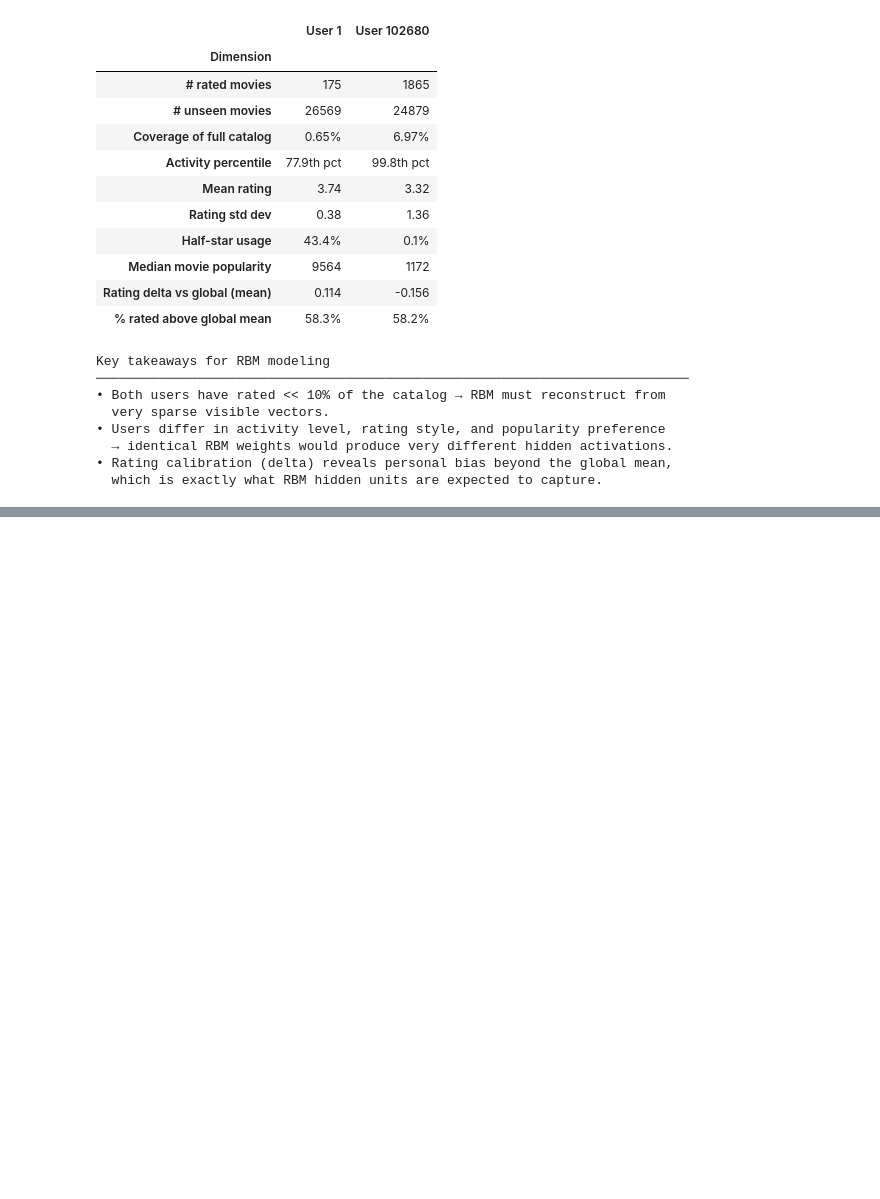
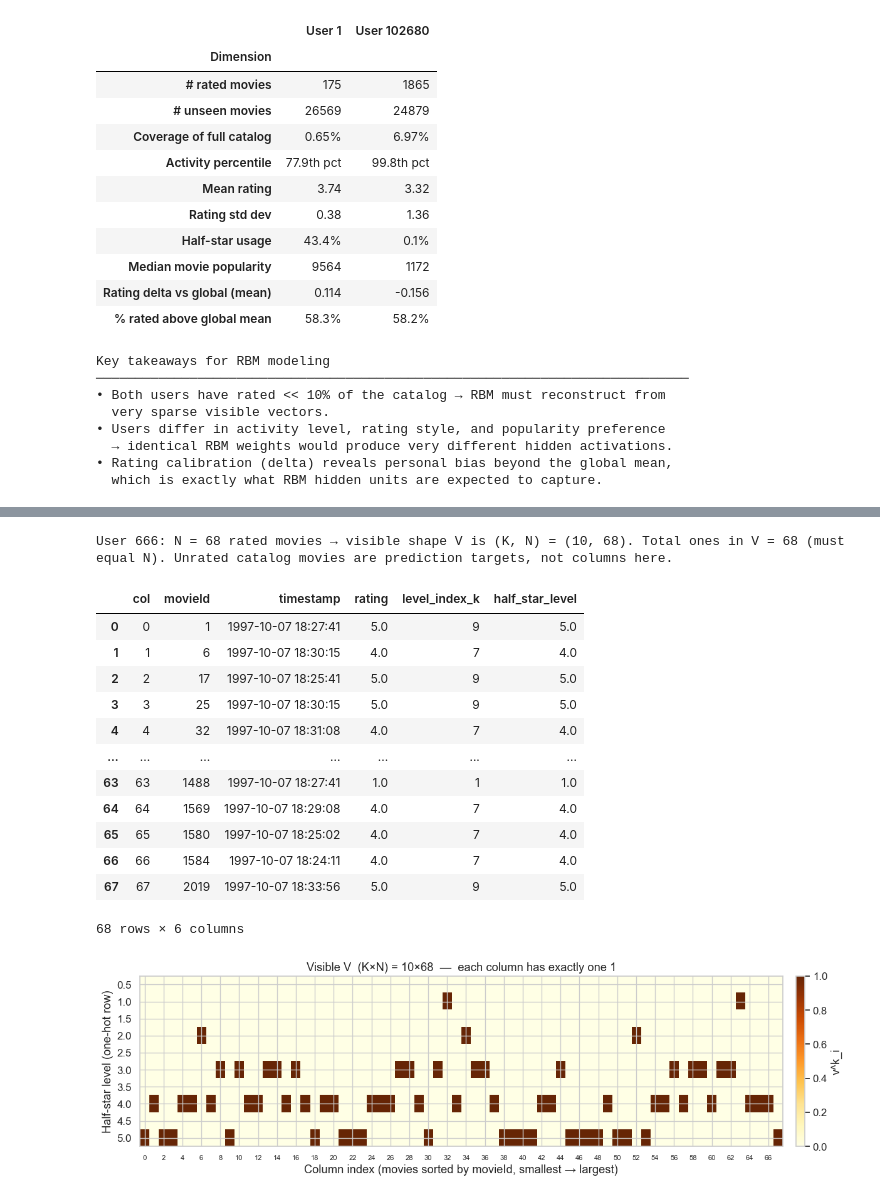
Before and after one commit to yixuan116/MovieLens-with-Restricted-Boltzmann-machine, a Jupyter notebook: notebooks/07_user_profile_analysis.ipynb, the cells around one changed output, grey strips where cells are left out. Saved outputs shown, nothing was run; the diff lists cells and outputs as text; code cells hidden in the pictures; blank space fills up the shorter version.

```diff
--- a/notebooks/07_user_profile_analysis.ipynb
+++ b/notebooks/07_user_profile_analysis.ipynb
@@ -920,0 +1150,71 @@ Key takeaways for RBM modeling
+# %%
+# Step 1 — Netflix-style visible block V for user 666 only (K=10 half-star levels)
+# All rated movies → N columns; each column is one-hot over K rows. Unrated movies are not columns here.
+import numpy as np
+
+RATING_LEVELS = [0.5, 1.0, 1.5, 2.0, 2.5, 3.0, 3.5, 4.0, 4.5, 5.0]
+K = len(RATING_LEVELS)
+rating_to_idx = {float(r): i for i, r in enumerate(RATING_LEVELS)}
+
+vis = u666.sort_values("movieId").reset_index(drop=True)
+N = len(vis)
+V = np.zeros((K, N), dtype=np.float64)
+level_idx = []
+for col, row in vis.iterrows():
+    ri = float(row["rating"])
+    if ri not in rating_to_idx:
+        raise ValueError(f"Rating {ri} not in K=10 half-star vocabulary")
+    ki = rating_to_idx[ri]
+    V[ki, col] = 1.0
+    level_idx.append(ki)
+
+visible_table = pd.DataFrame(
+    {
+        "col": np.arange(N, dtype=int),
+        "movieId": vis["movieId"].values,
+        "timestamp": vis["timestamp"].values,
+        "rating": vis["rating"].values,
+        "level_index_k": level_idx,
+        "half_star_level": [RATING_LEVELS[k] for k in level_idx],
+    }
+)
+
+print(
+    f"User {UID_FOCUS}: N = {N} rated movies → visible shape V is (K, N) = ({K}, {N}). "
+    f"Total ones in V = {int(V.sum())} (must equal N). Unrated catalog movies are prediction targets, not columns here."
+)
+assert float(V.sum()) == N
+assert np.all(V.sum(axis=0) == 1.0)
+
+display(visible_table)
+
+# Heatmap: rows = 10 rating levels, cols = each rated movie (movieId ascending)
+fig, ax = plt.subplots(figsize=(min(24, max(10, N * 0.18)), 3.8))
+im = ax.imshow(V, aspect="auto", cmap="YlOrBr", interpolation="nearest", vmin=0, vmax=1)
+ax.set_yticks(range(K))
+ax.set_yticklabels([str(x) for x in RATING_LEVELS])
+step = max(1, N // 25)
+ax.set_xticks(range(0, N, step))
+ax.set_xticklabels([str(i) for i in range(0, N, step)], fontsize=8)
+ax.set_xlabel("Column index (movies sorted by movieId, smallest → largest)")
+ax.set_ylabel("Half-star level (one-hot row)")
+ax.set_title(f"Visible V  (K×N) = {K}×{N}  —  each column has exactly one 1")
+plt.colorbar(im, ax=ax, fraction=0.02, pad=0.02, label="v^k_i")
+plt.tight_layout()
+plt.show()
+# %% [output]
+User 666: N = 68 rated movies → visible shape V is (K, N) = (10, 68). Total ones in V = 68 (must equal N). Unrated catalog movies are prediction targets, not columns here.
+|  | col | movieId | timestamp | rating | level_index_k | half_star_level |
+| 0 | 0 | 1 | 1997-10-07 18:27:41 | 5.0 | 9 | 5.0 |
+| 1 | 1 | 6 | 1997-10-07 18:30:15 | 4.0 | 7 | 4.0 |
+| 2 | 2 | 17 | 1997-10-07 18:25:41 | 5.0 | 9 | 5.0 |
+| 3 | 3 | 25 | 1997-10-07 18:30:15 | 5.0 | 9 | 5.0 |
+| 4 | 4 | 32 | 1997-10-07 18:31:08 | 4.0 | 7 | 4.0 |
+| ... | ... | ... | ... | ... | ... | ... |
+| 63 | 63 | 1488 | 1997-10-07 18:27:41 | 1.0 | 1 | 1.0 |
+| 64 | 64 | 1569 | 1997-10-07 18:29:08 | 4.0 | 7 | 4.0 |
+| 65 | 65 | 1580 | 1997-10-07 18:25:02 | 4.0 | 7 | 4.0 |
+| 66 | 66 | 1584 | 1997-10-07 18:24:11 | 4.0 | 7 | 4.0 |
+| 67 | 67 | 2019 | 1997-10-07 18:33:56 | 5.0 | 9 | 5.0 |
+68 rows × 6 columns
+[figure, added]
```
Also changed, not shown: parts of 5 cells of this notebook, 1 other file.
